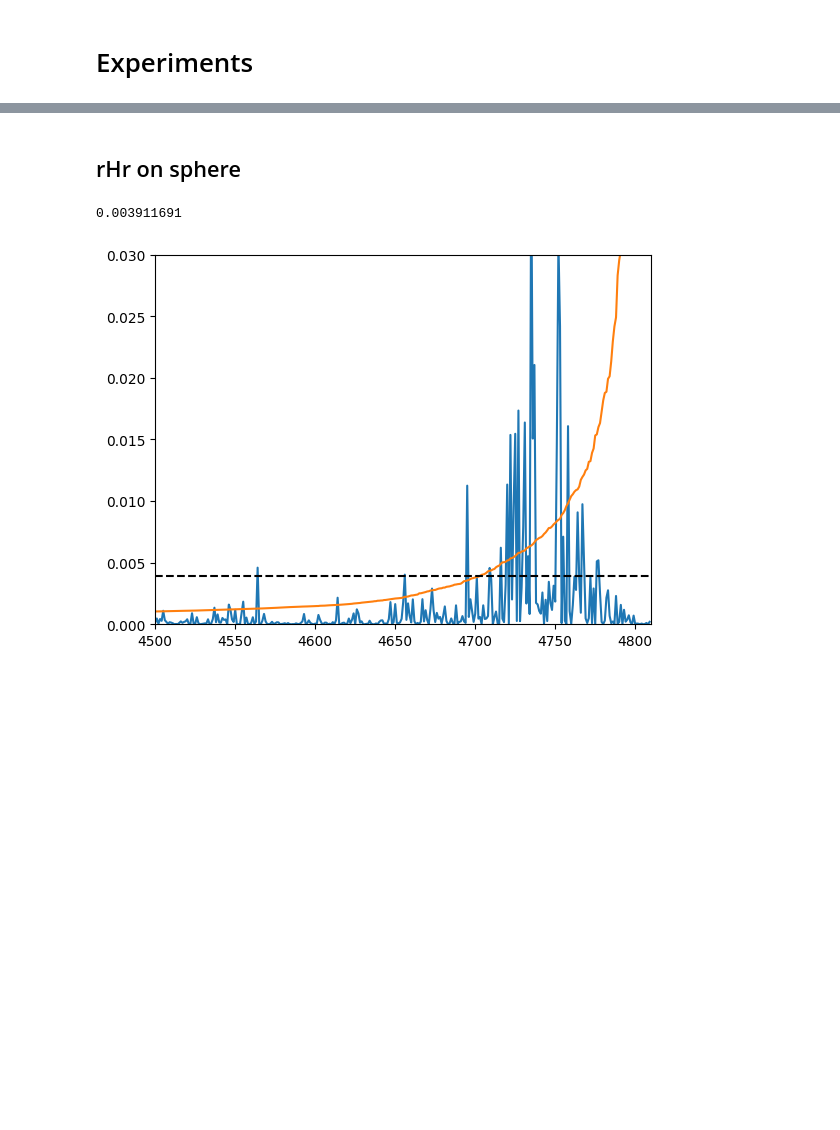
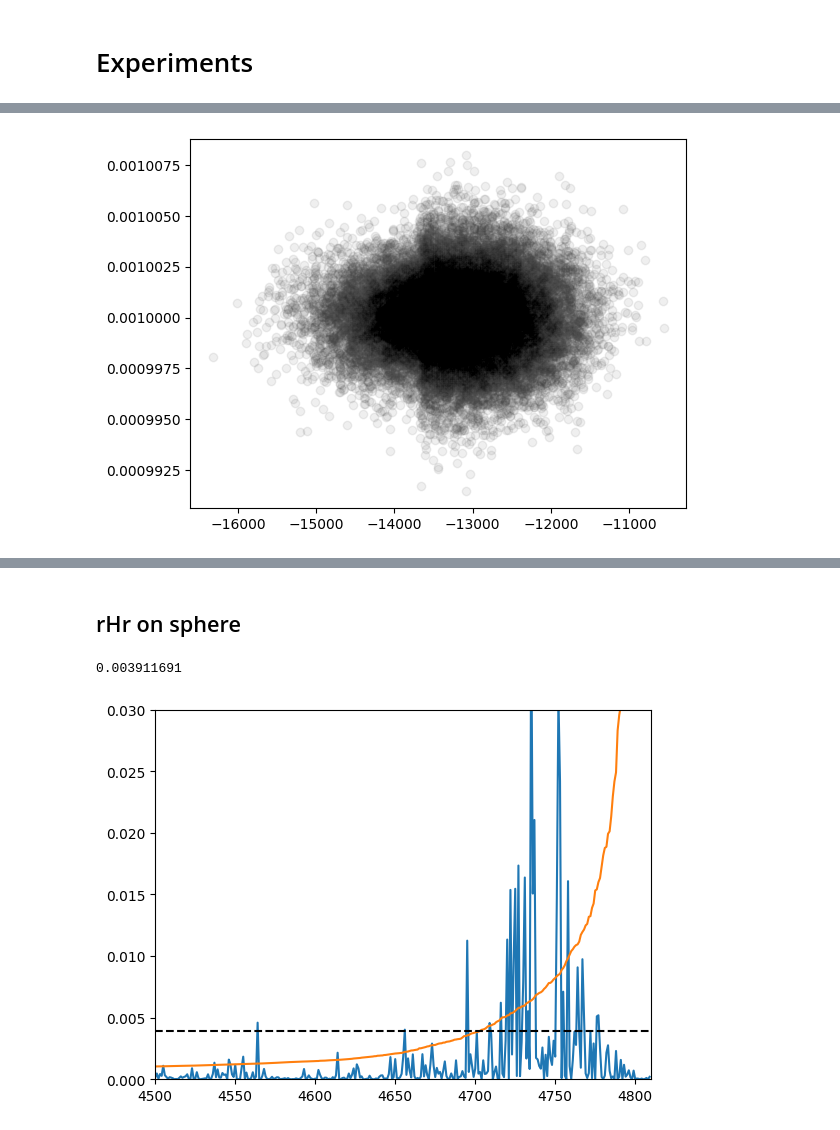
Before and after one commit to EleutherAI/basin-volume, a Jupyter notebook: basin_precondition.ipynb, the cells around one changed output, grey strips where cells are left out. Drawn from its saved outputs; the diff is of its cells as text; code cells hidden in the pictures; blank space fills up the shorter version.

```diff
--- a/basin_precondition.ipynb
+++ b/basin_precondition.ipynb
@@ -467,5 +549,35 @@ def get_estimates_sphere(n, preconditioner=eye, fn=None, params=final_params, sh
     estimates, props, mults, deltas = outs.T
 
     return estimates, props, mults, deltas
+# %%
+def get_estimates_sphere_vectorized(n, preconditioner=None, fn=None, params=final_params, show_progress=True):
+    if fn is None:
+        fn = loss_fn_sphere
+
+    center = params.raveled
+    rhat = unit(center)
+
+    if preconditioner is not None:
+        check_preconditioner(preconditioner, rhat)
+
+    if preconditioner is None:
+        vecs = jax.random.normal(jax.random.key(cfg.seed), (n, center.shape[0]))
+    else:
+        vecs = jax.random.normal(jax.random.key(cfg.seed), (n, preconditioner.shape[1]))
+        vecs = jax.vmap(unit)(vecs)
+        vecs = vecs @ preconditioner.T
+    # project vecs onto tangent space
+    vecs = vecs - jnp.outer(vecs @ rhat, rhat)
+    if preconditioner is None:
+        vecs = jax.vmap(unit)(vecs)
+
+    props = norm(vecs, axis=1)
+
+    mults, deltas = find_radius_vectorized(center, vecs, cutoff=1e-3, fn=fn, iters=100, rtol=1e-2)
+    thetas = mults * props / norm(center)
+    D = center.shape[0]
+    logvols = log_small_hyperspherical_cap(D, thetas) - (D - 1) * jnp.log(props)
+
+    return logvols, props, mults, deltas
 # %% [markdown]
 # Experiments
@@ -471,0 +689,9 @@ def get_estimates_sphere(n, preconditioner=eye, fn=None, params=final_params, sh
+# %%
+results_v = get_estimates_sphere_vectorized(30_000)
+# %%
+estimates, props, mults, deltas = results_v
+plt.scatter(estimates, deltas, alpha=0.1, color='grey')
+plt.scatter(estimates, deltas, alpha=0.01, color='k')
+plt.show()
+# %% [output]
+[figure, added]
```
Also changed, not shown: parts of 51 cells of this notebook.
